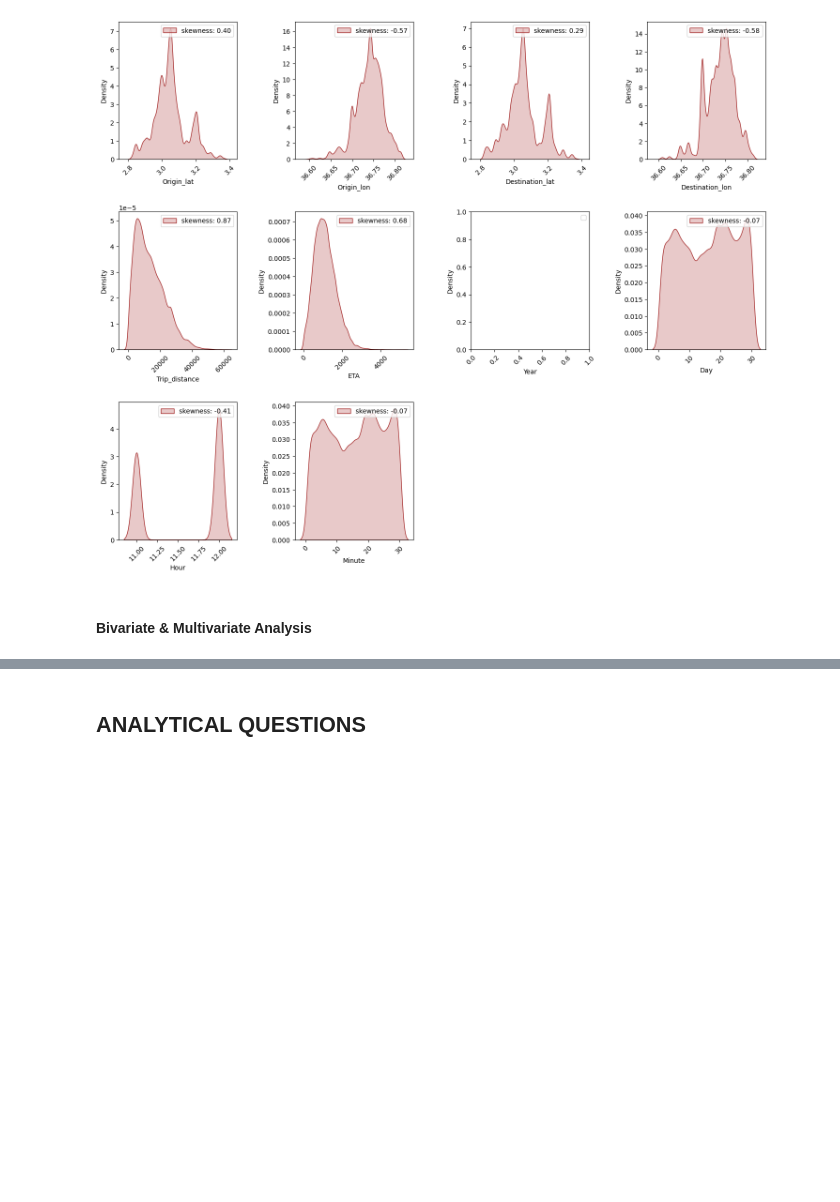
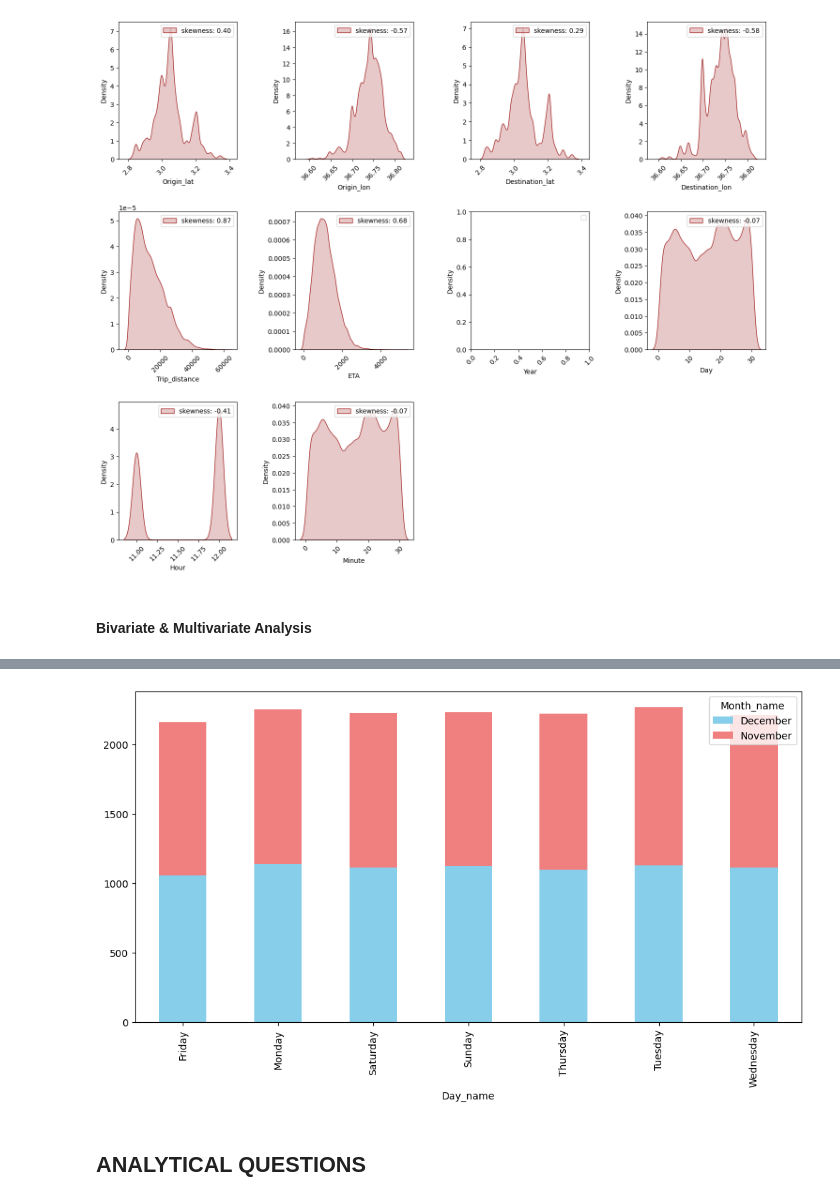
Before and after one commit to damzking/final-pro, a Jupyter notebook: Notebook/ETA-prediction.ipynb, the cells around one changed output, grey strips where cells are left out. Saved outputs shown, nothing was run; the diff lists cells and outputs as text; code cells hidden in the pictures; blank space fills up the shorter version.

```diff
--- a/Notebook/ETA-prediction.ipynb
+++ b/Notebook/ETA-prediction.ipynb
@@ -358,3 +358,11 @@ plt.show()
+# %%
+# Create a stacked bar chart of Day_name against ETA
+train_df_noid.pivot_table(index='Day_name', columns='Month_name', values='ETA').plot(kind='bar', stacked=True, figsize=(12, 6), color = ['skyblue', 'lightcoral'])
+
+# Show the plot
+plt.show()
+# %% [output]
+[figure, added]
 # %% [markdown]
 ## ANALYTICAL QUESTIONS
 # %% [markdown]
```
Also changed, not shown: parts of 2 cells of this notebook.
